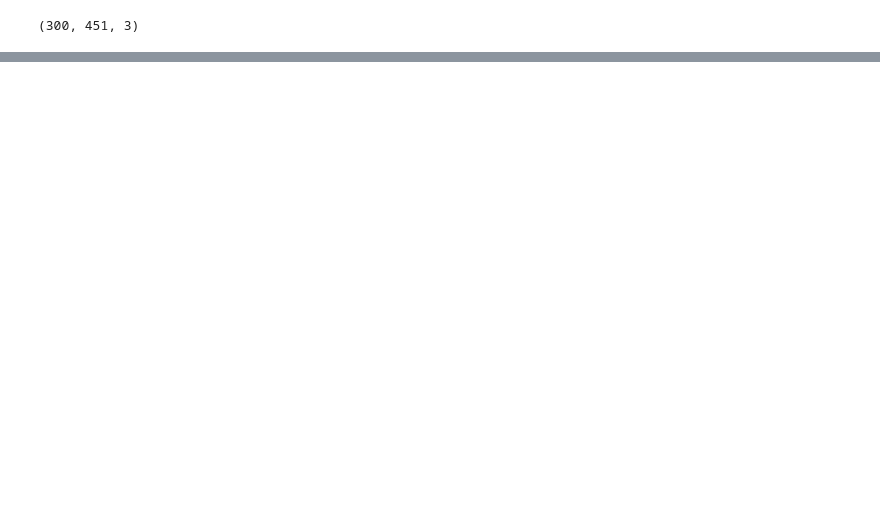
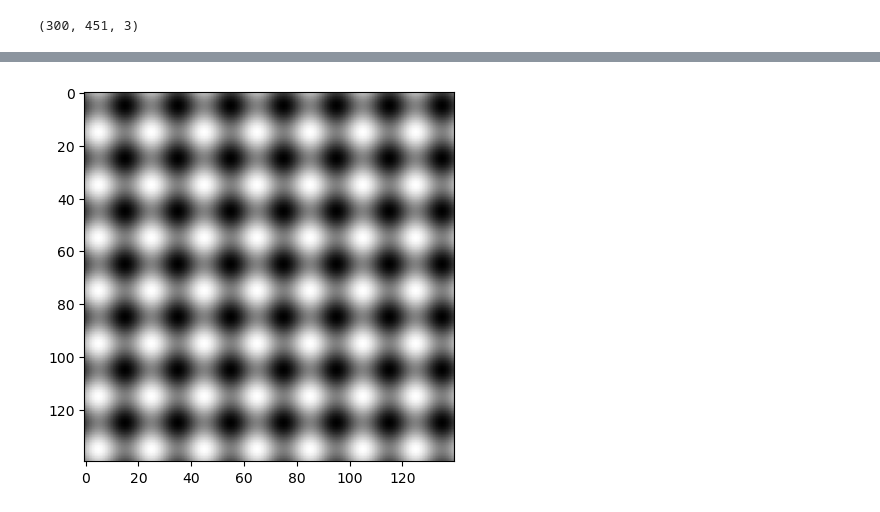
Before and after one commit to jakubMitura14/jax_cpu_experiments, a Jupyter notebook: test-project/test-python.ipynb, the cells around one changed output, grey strips where cells are left out. Cells and saved outputs as stored; diff of their text form; code cells hidden in the pictures; blank space fills up the shorter version.

```diff
--- a/test-project/test-python.ipynb
+++ b/test-project/test-python.ipynb
@@ -90,0 +85,40 @@ NameError: name 'ml_collections' is not defined
+# %%
+def get_3d_grating_to_scan(wavelength, alphaa,betaa,amplitude,shift_x,shift_y,shift_z, shift_amplitude,X,Y,Z):
+        alpha = jnp.pi*alphaa
+        beta = jnp.pi*betaa
+        x_mul = jnp.cos(alpha)*jnp.cos(beta)
+        y_mul= jnp.sin(alpha)*jnp.cos(beta)
+        z_mul = jnp.sin(beta)
+        grating = (jnp.sin(
+                2*jnp.pi*(((X*x_mul)+shift_x) + ((Y*y_mul)+shift_y) +((Z*z_mul) +shift_z))/ wavelength
+                        )*amplitude)+shift_amplitude
+        return grating
+
+
+x = jnp.arange(-70, 70, 1)
+X, Y,Z = jnp.meshgrid(x, x,x)
+wavelength = 20
+amplitude=1
+shift_x=20
+shift_y=20
+shift_z=0
+shift_amplitude=0
+alpha = 1.0
+beta =1.5
+grating_a=get_3d_grating_to_scan(wavelength, alpha,beta,amplitude,shift_x,shift_y,shift_z, shift_amplitude,X,Y,Z)
+
+wavelength = 20
+amplitude=1
+shift_x=0
+shift_y=0
+shift_z=0
+shift_amplitude=0
+alpha = 1.0
+beta =1.0
+grating_b=get_3d_grating_to_scan(wavelength, alpha,beta,amplitude,shift_x,shift_y,shift_z, shift_amplitude,X,Y,Z)
+
+plt.set_cmap("gray")
+plt.imshow(np.array(grating_a)[1,:,:]+grating_b[1,:,:])
+plt.show()
+# %% [output]
+[figure, added]
```
Also changed, not shown: parts of 7 cells of this notebook.
